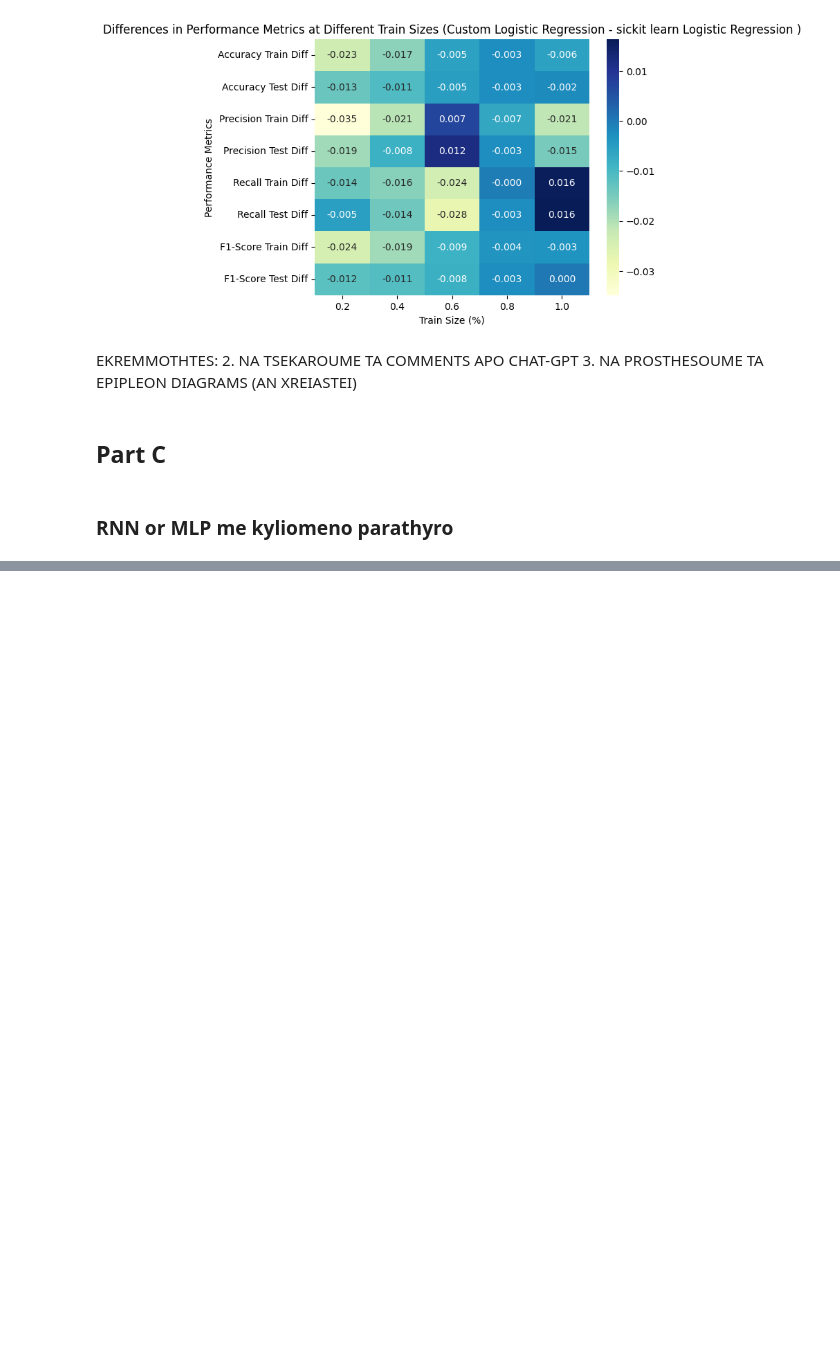
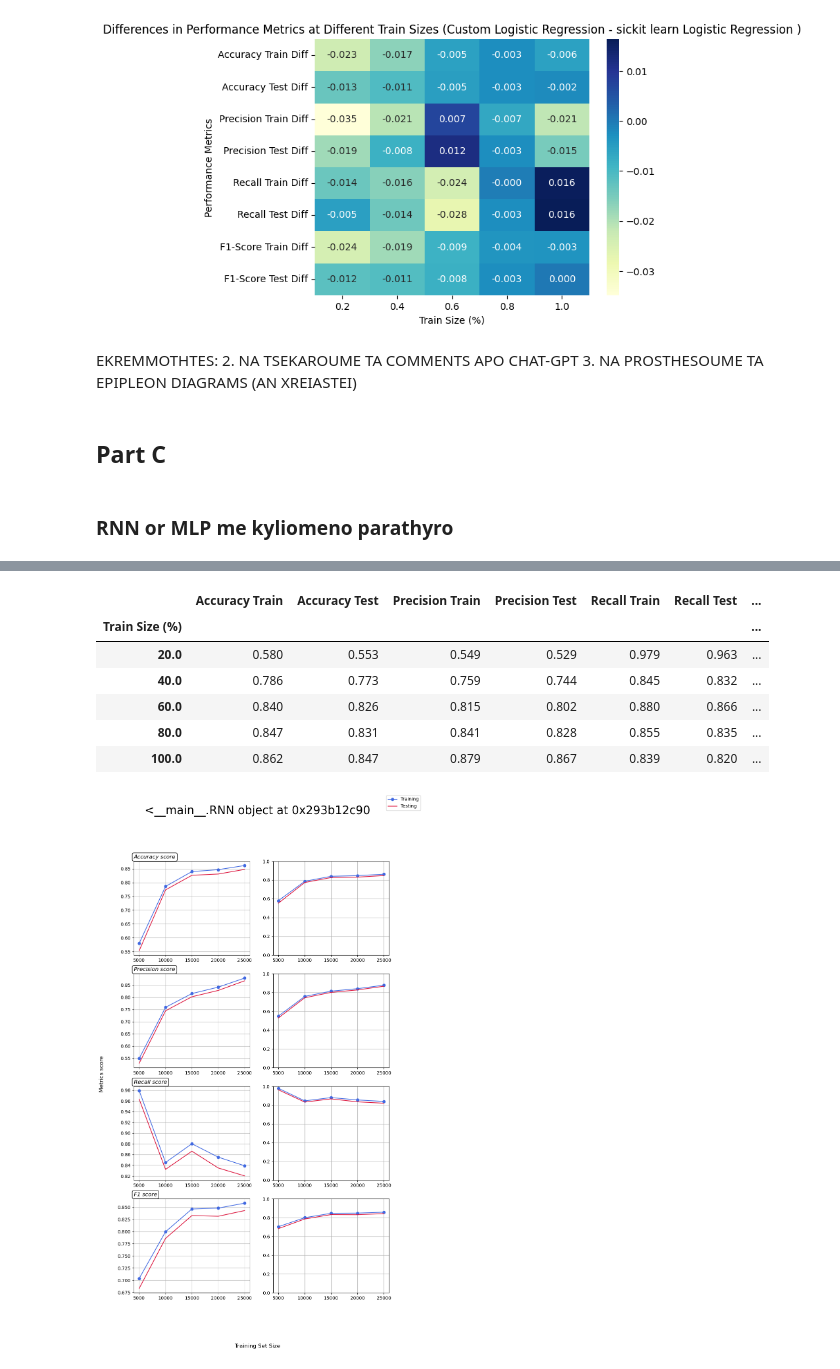
Before and after one commit to GwgwP/AI-Projects, a Jupyter notebook: secondProject/second_project.ipynb, the cells around one changed output, grey strips where cells are left out. Cells and saved outputs as stored; diff of their text form; code cells hidden in the pictures; blank space fills up the shorter version.

```diff
--- a/secondProject/second_project.ipynb
+++ b/secondProject/second_project.ipynb
@@ -752,0 +780,9 @@ EKREMMOTHTES:
+# %%
+# Embedding layer creates word embeddings by mapping integer encoded sequences to dense vectors,
+# so we first convert the examples (sequences) to integer vectors
+
+SEQ_MAX_LENGTH = 245
+vectorizer = tf.keras.layers.TextVectorization(output_mode='int',
+                                               ngrams=1, name='vector_text',
+                                               output_sequence_length=SEQ_MAX_LENGTH,
+                                               vocabulary=list(vocabulary.keys()))
@@ -752,0 +861,6 @@ EKREMMOTHTES:
+# %%
+# Curves of RNN
+rnn = RNN(vectorizer=vectorizer,  emb_size=64, h_size=64,num_layers=1, epochs=1, verbose=1, batch_size=32)
+# report_BiGRU_RNN = learning_curves(rnn, x_train,y_train, x_test, y_test, n_splits=5)
+report_BiGRU_RNN = learning_curve(rnn, x_train,y_train, x_test, y_test, n_splits=5)
+# %% [output]
@@ -752,0 +882,8 @@ EKREMMOTHTES:
+|  | Accuracy Train | Accuracy Test | Precision Train | Precision Test | Recall Train | Recall Test | ... |
+| Train Size (%) |  |  |  |  |  |  | ... |
+| 20.0 | 0.580 | 0.553 | 0.549 | 0.529 | 0.979 | 0.963 | ... |
+| 40.0 | 0.786 | 0.773 | 0.759 | 0.744 | 0.845 | 0.832 | ... |
+| 60.0 | 0.840 | 0.826 | 0.815 | 0.802 | 0.880 | 0.866 | ... |
+| 80.0 | 0.847 | 0.831 | 0.841 | 0.828 | 0.855 | 0.835 | ... |
+| 100.0 | 0.862 | 0.847 | 0.879 | 0.867 | 0.839 | 0.820 | ... |
+[figure, added]
```
Also changed, not shown: parts of 6 cells of this notebook.
